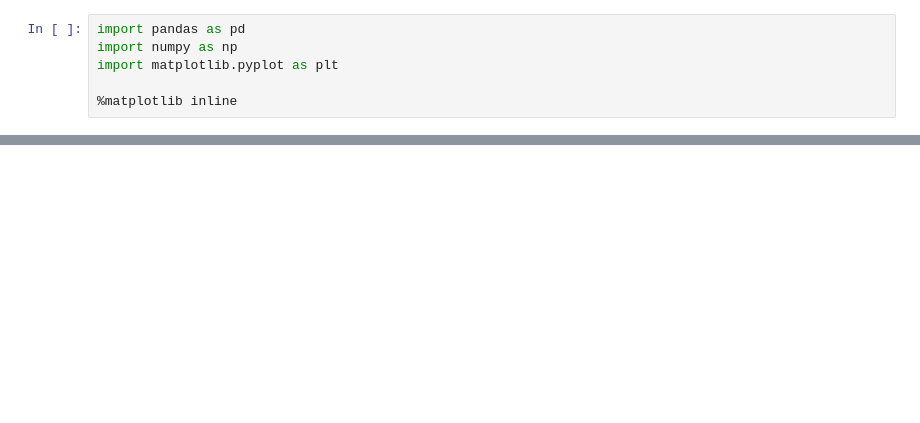
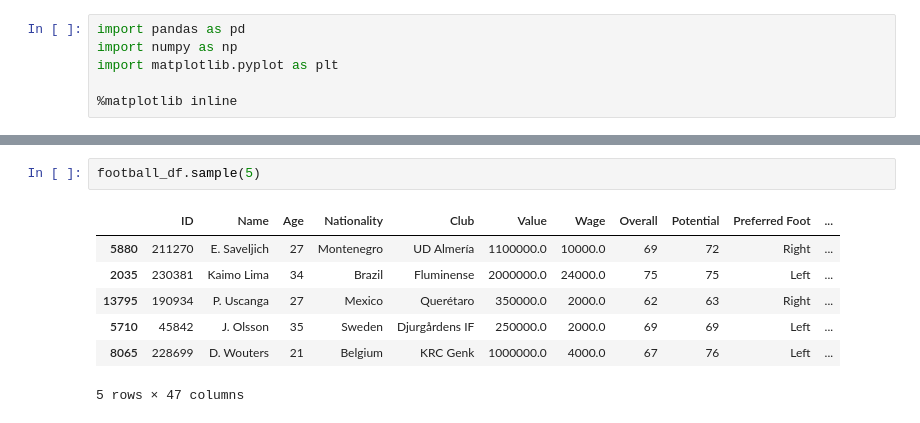
Before and after one commit to heraclex12/Data-Science-Final-Project, a Jupyter notebook: 1712442-TranTrungHieu.ipynb, the cells around one changed output, grey strips where cells are left out. Saved outputs shown, nothing was run; the diff lists cells and outputs as text; blank space fills up the shorter version.

```diff
--- a/1712442-TranTrungHieu.ipynb
+++ b/1712442-TranTrungHieu.ipynb
@@ -126,0 +239,10 @@ Length: 89, dtype: int64
+# %%
+football_df.sample(5)
+# %% [output]
+|  | ID | Name | Age | Nationality | Club | Value | Wage | Overall | Potential | Preferred Foot | ... |
+| 5880 | 211270 | E. Saveljich | 27 | Montenegro | UD Almería | 1100000.0 | 10000.0 | 69 | 72 | Right | ... |
+| 2035 | 230381 | Kaimo Lima | 34 | Brazil | Fluminense | 2000000.0 | 24000.0 | 75 | 75 | Left | ... |
+| 13795 | 190934 | P. Uscanga | 27 | Mexico | Querétaro | 350000.0 | 2000.0 | 62 | 63 | Right | ... |
+| 5710 | 45842 | J. Olsson | 35 | Sweden | Djurgårdens IF | 250000.0 | 2000.0 | 69 | 69 | Left | ... |
+| 8065 | 228699 | D. Wouters | 21 | Belgium | KRC Genk | 1000000.0 | 4000.0 | 67 | 76 | Left | ... |
+5 rows × 47 columns
```
Also changed, not shown: parts of 40 cells of this notebook.
